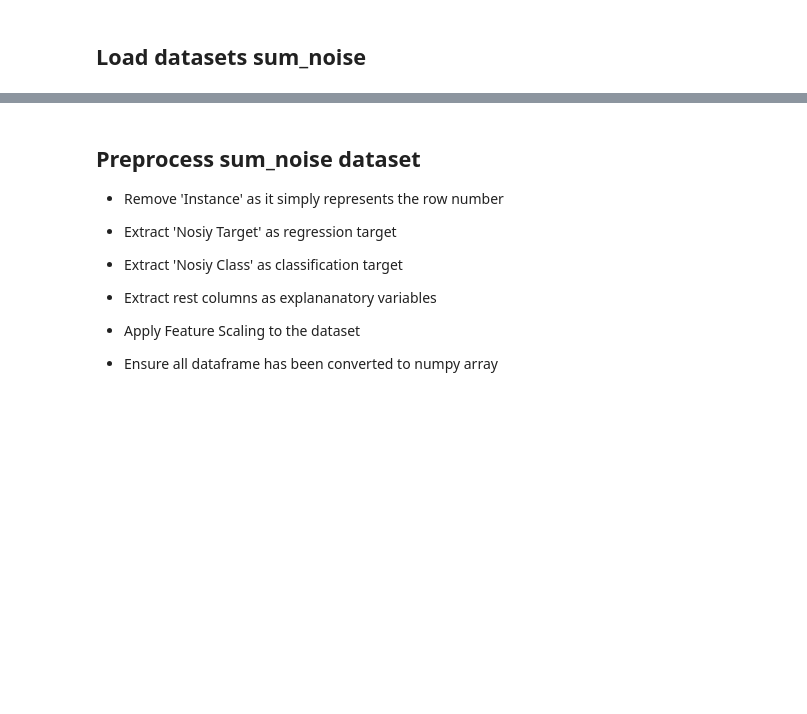
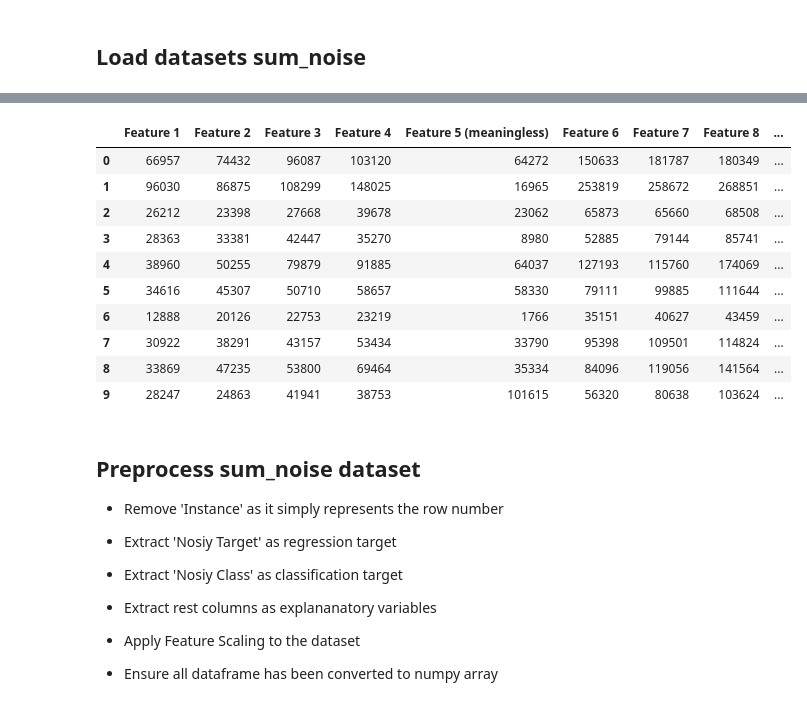
Before and after one commit to Jibinxavier/CS7CS4Machine-Learning, a Jupyter notebook: task1 (performance by dataset size), team_11/task1, team_11, performance by dataset size, source code/task1.ipynb, the cells around one changed output, grey strips where cells are left out. Saved outputs shown, nothing was run; the diff lists cells and outputs as text; code cells hidden in the pictures; blank space fills up the shorter version.

```diff
--- a/task1 (performance by dataset size), team_11/task1, team_11, performance by dataset size, source code/task1.ipynb
+++ b/task1 (performance by dataset size), team_11/task1, team_11, performance by dataset size, source code/task1.ipynb
@@ -54,3 +33,21 @@ sumdata_noise
+# %%
+sumdata_noise = pd.read_csv(sumdata_noise_path, delimiter=";")
+
+# Remove 'Instance' as it simply represents the row number
+sumdata_noise = sumdata_noise.drop('Instance', axis = 1)
+sumdata_noise.head(n=10)
+# %% [output]
+|  | Feature 1 | Feature 2 | Feature 3 | Feature 4 | Feature 5 (meaningless) | Feature 6 | Feature 7 | Feature 8 | ... |
+| 0 | 66957 | 74432 | 96087 | 103120 | 64272 | 150633 | 181787 | 180349 | ... |
+| 1 | 96030 | 86875 | 108299 | 148025 | 16965 | 253819 | 258672 | 268851 | ... |
+| 2 | 26212 | 23398 | 27668 | 39678 | 23062 | 65873 | 65660 | 68508 | ... |
+| 3 | 28363 | 33381 | 42447 | 35270 | 8980 | 52885 | 79144 | 85741 | ... |
+| 4 | 38960 | 50255 | 79879 | 91885 | 64037 | 127193 | 115760 | 174069 | ... |
+| 5 | 34616 | 45307 | 50710 | 58657 | 58330 | 79111 | 99885 | 111644 | ... |
+| 6 | 12888 | 20126 | 22753 | 23219 | 1766 | 35151 | 40627 | 43459 | ... |
+| 7 | 30922 | 38291 | 43157 | 53434 | 33790 | 95398 | 109501 | 114824 | ... |
+| 8 | 33869 | 47235 | 53800 | 69464 | 35334 | 84096 | 119056 | 141564 | ... |
+| 9 | 28247 | 24863 | 41941 | 38753 | 101615 | 56320 | 80638 | 103624 | ... |
 # %% [markdown]
 ## Preprocess sum_noise dataset
 
```
Also changed, not shown: parts of 23 cells of this notebook.
